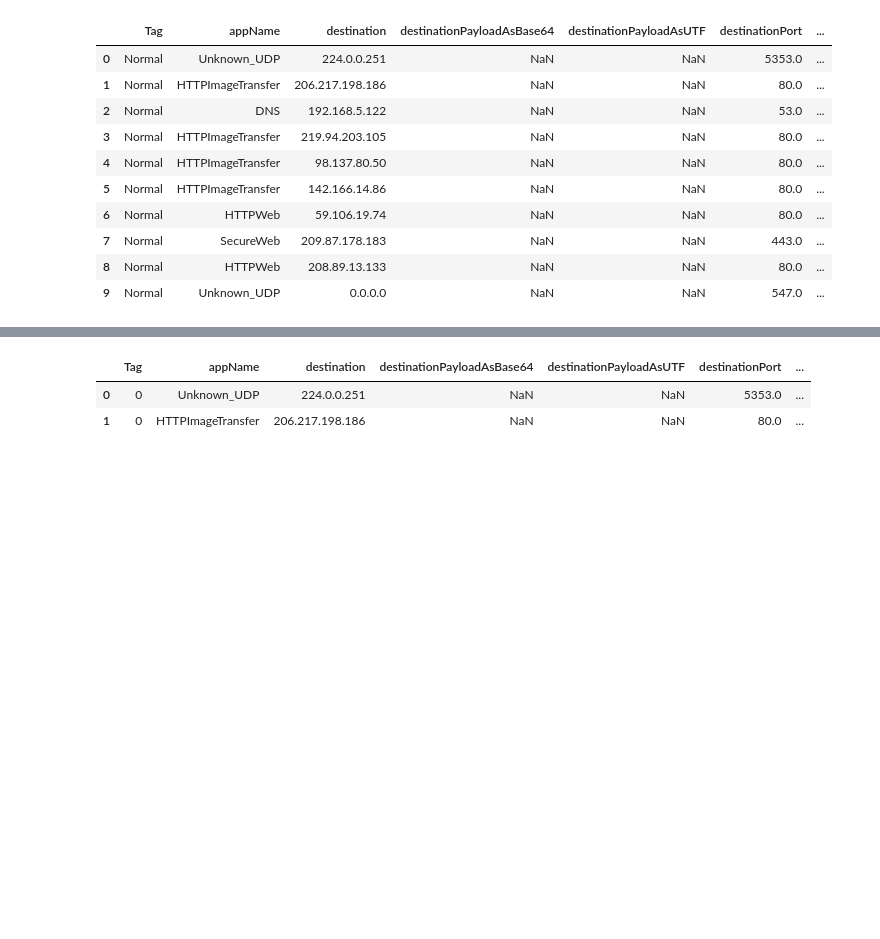
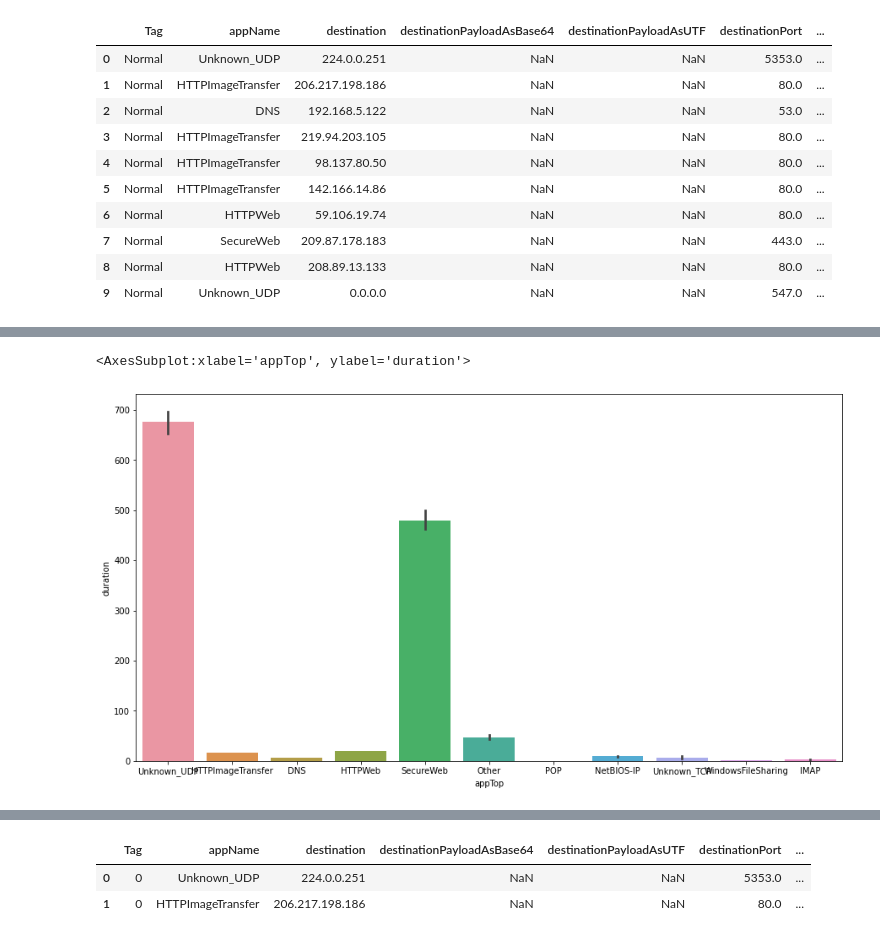
Before and after one commit to Raksh710/Information_Challenge_UMD, a Jupyter notebook: FullData.ipynb, the cells around one changed output, grey strips where cells are left out. Saved outputs shown, nothing was run; the diff lists cells and outputs as text; code cells hidden in the pictures; blank space fills up the shorter version.

```diff
--- a/FullData.ipynb
+++ b/FullData.ipynb
@@ -79,0 +146,3 @@ for x in df[df.destinationPayloadAsBase64.isnull()].Tag.value_counts():
+# %%
+df['appName_'] = df['appTop'].apply(lambda name: d[name])
+df.head()
@@ -79,0 +202,6 @@ for x in df[df.destinationPayloadAsBase64.isnull()].Tag.value_counts():
+# %%
+df['startDT'] = df['startDateTime'].apply(lambda date: date.replace('T',' ') if pd.notnull(date) else date)
+df['startDT'] = df['startDT'].apply(lambda date:  dt.datetime.strptime(date, '%Y-%m-%d %H:%M:%S') if pd.notnull(date) else date)
+df['stopDT'] = df['stopDateTime'].apply(lambda date: date.replace('T',' ') if pd.notnull(date) else date)
+df['stopDT'] = df['stopDT'].apply(lambda date:  dt.datetime.strptime(date, '%Y-%m-%d %H:%M:%S') if pd.notnull(date) else date)
+df.head()
@@ -79,0 +221,10 @@ for x in df[df.destinationPayloadAsBase64.isnull()].Tag.value_counts():
+# %%
+def diff(date_time):
+    year = date_time[0].year - date_time[1].year
+    month = date_time[0].month - date_time[1].month
+    day = date_time[0].day - date_time[1].day
+    hour = date_time[0].hour - date_time[1].hour
+    minute = date_time[0].minute - date_time[1].minute
+    second = date_time[0].second - date_time[1].second
+    result = year*365*24*60*60 + month*30*24*60*60 + day*24*60*60 + hour*60*60 + minute*60 + second
+    return result
@@ -79,0 +258,6 @@ for x in df[df.destinationPayloadAsBase64.isnull()].Tag.value_counts():
+# %%
+plt.figure(figsize=(15,8))
+sns.barplot(x='appTop',y='duration',data=df)
+# %% [output]
+<AxesSubplot:xlabel='appTop', ylabel='duration'>
+[figure, added]
```
Also changed, not shown: parts of 86 cells of this notebook.
